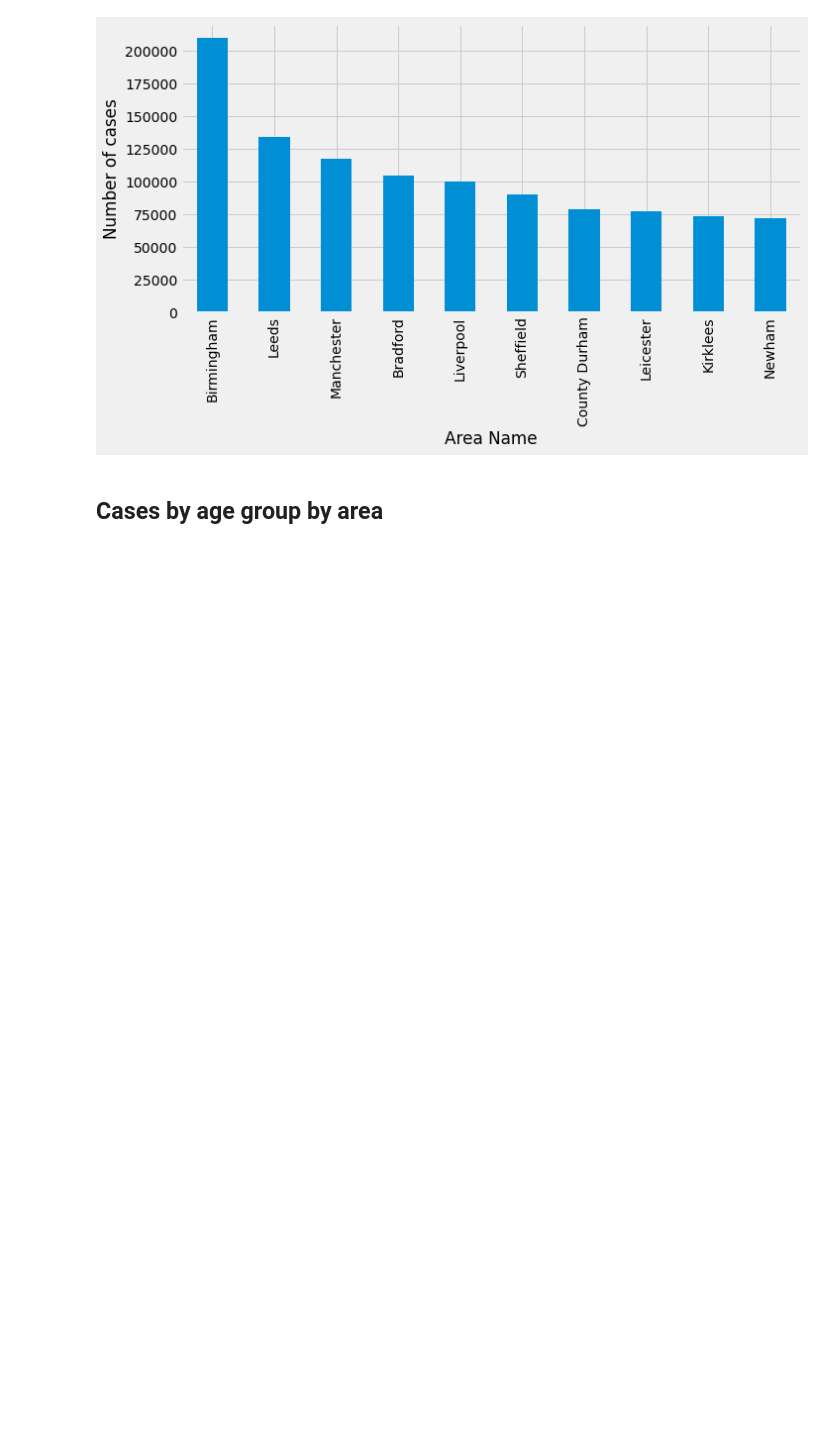
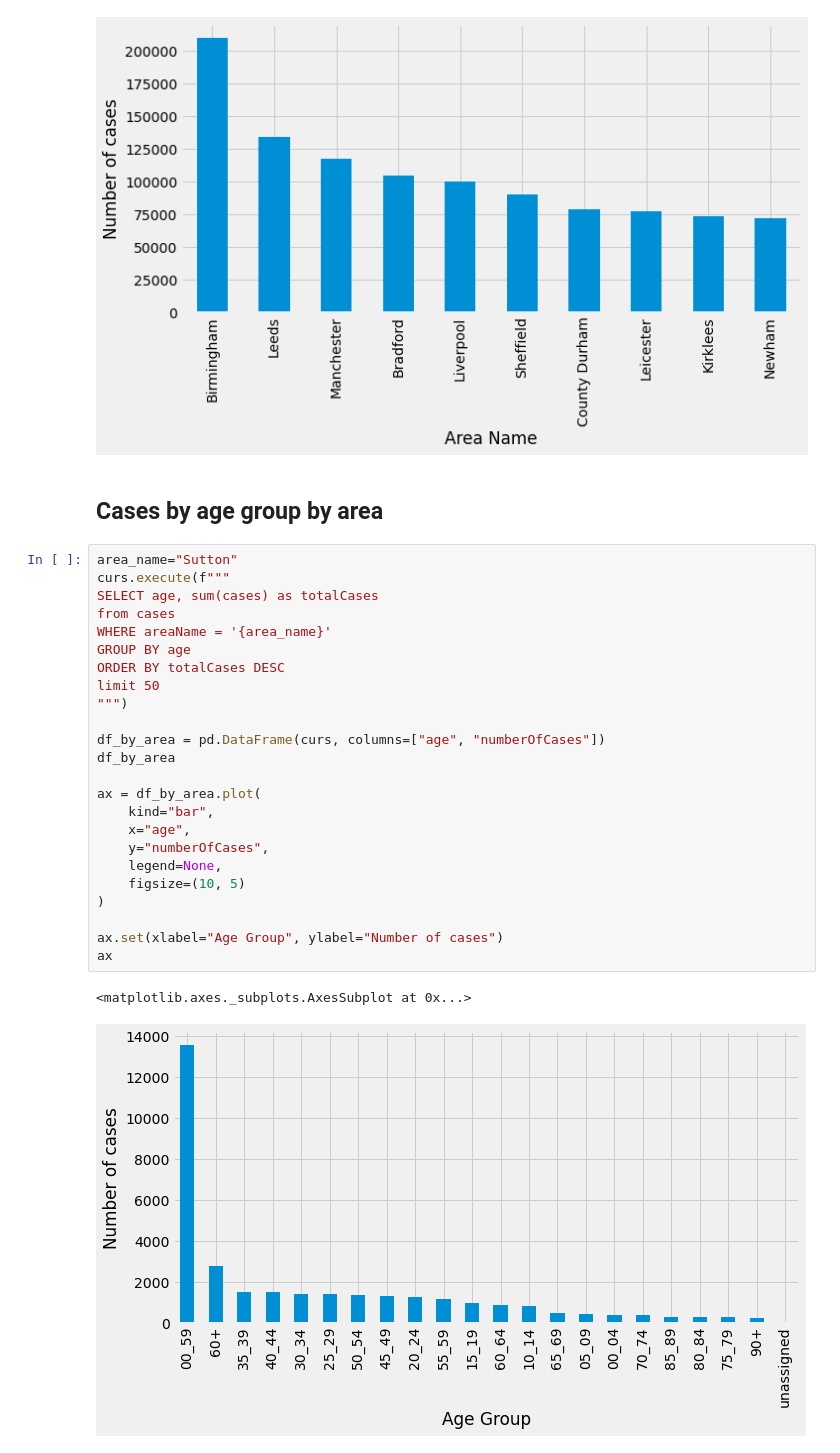
Before and after one commit to mneedham/pinot-covid-cases, a Jupyter notebook: notebooks/Explore.ipynb, the cells around one changed output. Cells and saved outputs as stored; diff of their text form; blank space fills up the shorter version.

```diff
--- a/notebooks/Explore.ipynb
+++ b/notebooks/Explore.ipynb
@@ -91,3 +91,30 @@ ax
 [figure]
 # %% [markdown]
 ## Cases by age group by area
+# %%
+area_name="Sutton"
+curs.execute(f"""
+SELECT age, sum(cases) as totalCases
+from cases
+WHERE areaName = '{area_name}'
+GROUP BY age
+ORDER BY totalCases DESC
+limit 50
+""")
+
+df_by_area = pd.DataFrame(curs, columns=["age", "numberOfCases"])
+df_by_area
+
+ax = df_by_area.plot(
+    kind="bar",
+    x="age",
+    y="numberOfCases",
+    legend=None,
+    figsize=(10, 5)
+)
+
+ax.set(xlabel="Age Group", ylabel="Number of cases")
+ax
+# %% [output]
+<matplotlib.axes._subplots.AxesSubplot at 0x...>
+[figure, added]
```
Also changed, not shown: parts of 5 cells of this notebook, 1 other file.
